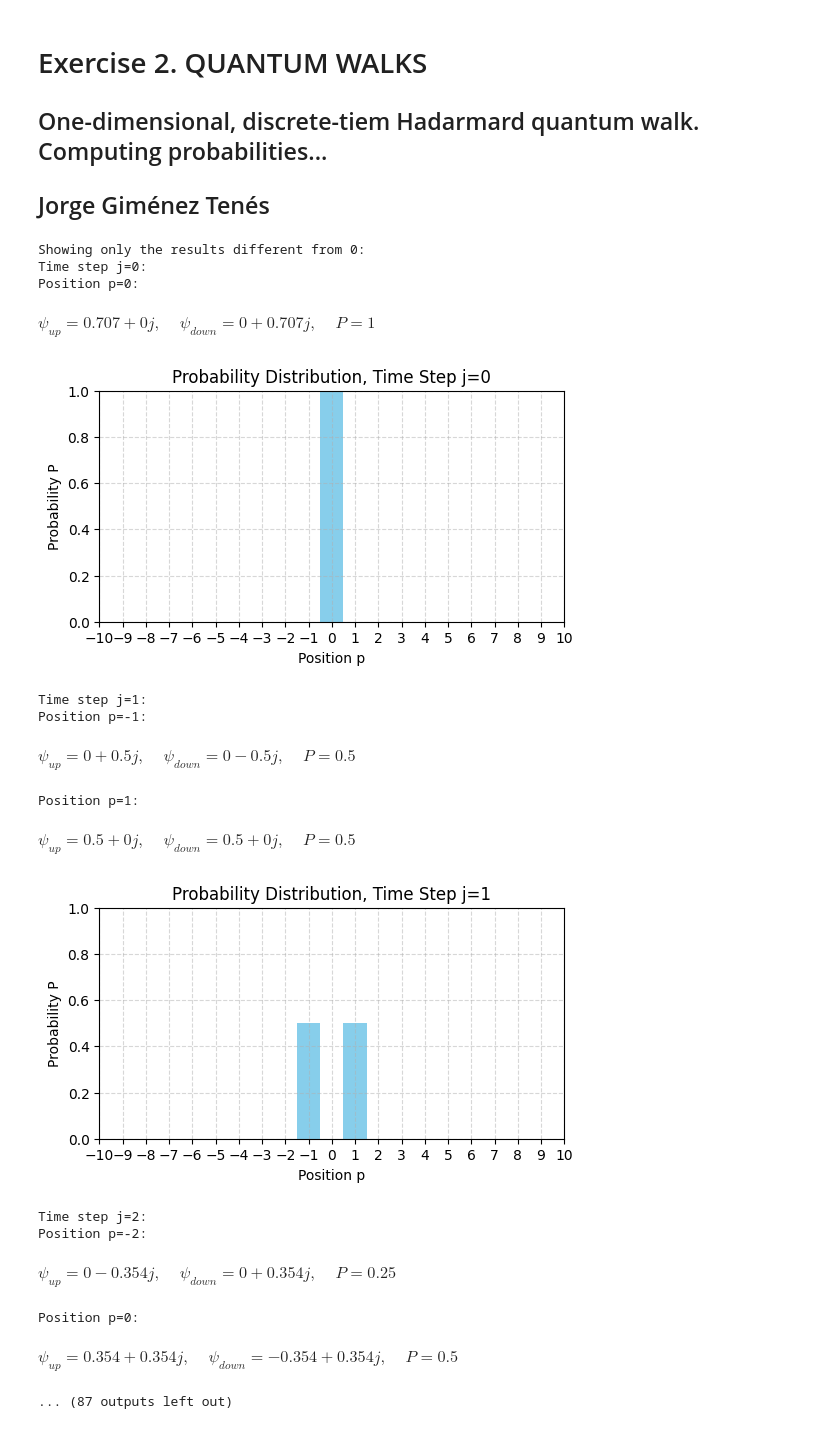
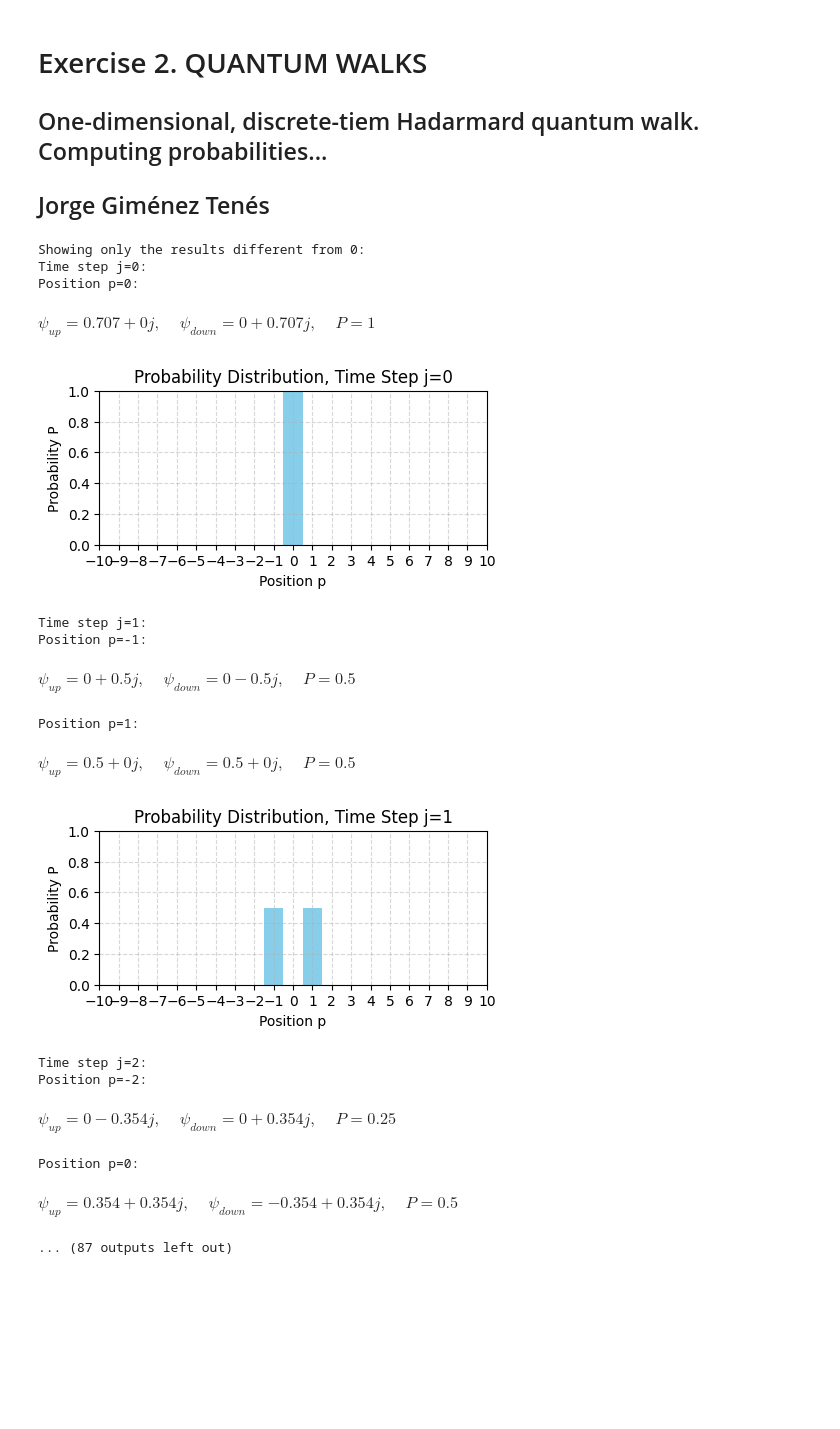
Before and after one commit to jorgite/Quantum_Computing_UIMP, a Jupyter notebook: exercise2_evaluationUD3-4.ipynb, the cells around one changed output. Cells and saved outputs as stored; diff of their text form; code cells hidden in the pictures; blank space fills up the shorter version.

Commit message:
resize of figures

```diff
--- a/exercise2_evaluationUD3-4.ipynb
+++ b/exercise2_evaluationUD3-4.ipynb
@@ -31,41 +31,41 @@ phi_down[jmax]=1j/np.sqrt(2) # initial condition: all amplitude at position 0, h
 
 print("Showing only the results different from 0:")
 for j in range(0, jmax-1):  # loop over time steps
    print(f"Time step j={j}:")
    for p in range(0, 2*jmax):  # loop over positions
       phi_up[p,j+1]=1/np.sqrt(2)*(phi_up[p-1,j]+phi_down[p+1,j])  # evolution rule for spin up
       phi_down[p,j+1]=1/np.sqrt(2)*(phi_up[p-1,j]-phi_down[p+1,j])  # evolution rule for spin down
       P[p, j]=np.abs(phi_up[p, j])**2+np.abs(phi_down[p, j])**2  # calculate probability amplitude
        # SHOWING RESULTS
       if phi_up[p,j] != 0:
          print(f"Position p={p-jmax}:")
          latex_str = fr"\psi_{{up}}={phi_up[p,j]:.3g}, \;\;\;\; \psi_{{down}}={phi_down[p,j]:.3g}, \;\;\;\; P={P[p,j]:.3g}"
          display(Math(latex_str))
    # plotting the probability distribution at each time step
    positions = np.arange(len(P[:, j])) - jmax
-   plt.figure(figsize=(6, 3))
+   plt.figure(figsize=(5, 2))
    plt.bar(positions, P[:, j], width=1, color='skyblue', alpha=1)
    plt.title(f'Probability Distribution, Time Step j={j}')
    plt.xlabel('Position p')
    plt.ylabel('Probability P')
    plt.xlim(-jmax, jmax)
    plt.ylim(0, 1)
    plt.grid(True, linestyle='--', alpha=0.5)
    plt.xticks(positions)  # ensures correct x-ticks
    plt.show()
    print("\n")
 # %% [output]
 Showing only the results different from 0:
 Time step j=0:
 Position p=0:
 $\displaystyle \psi_{up}=0.707+0j, \;\;\;\; \psi_{down}=0+0.707j, \;\;\;\; P=1$
-[figure, old version]
+[figure, new version]
 Time step j=1:
 Position p=-1:
 $\displaystyle \psi_{up}=0+0.5j, \;\;\;\; \psi_{down}=0-0.5j, \;\;\;\; P=0.5$
 Position p=1:
 $\displaystyle \psi_{up}=0.5+0j, \;\;\;\; \psi_{down}=0.5+0j, \;\;\;\; P=0.5$
-[figure, old version]
+[figure, new version]
 Time step j=2:
 Position p=-2:
 $\displaystyle \psi_{up}=0-0.354j, \;\;\;\; \psi_{down}=0+0.354j, \;\;\;\; P=0.25$
```
